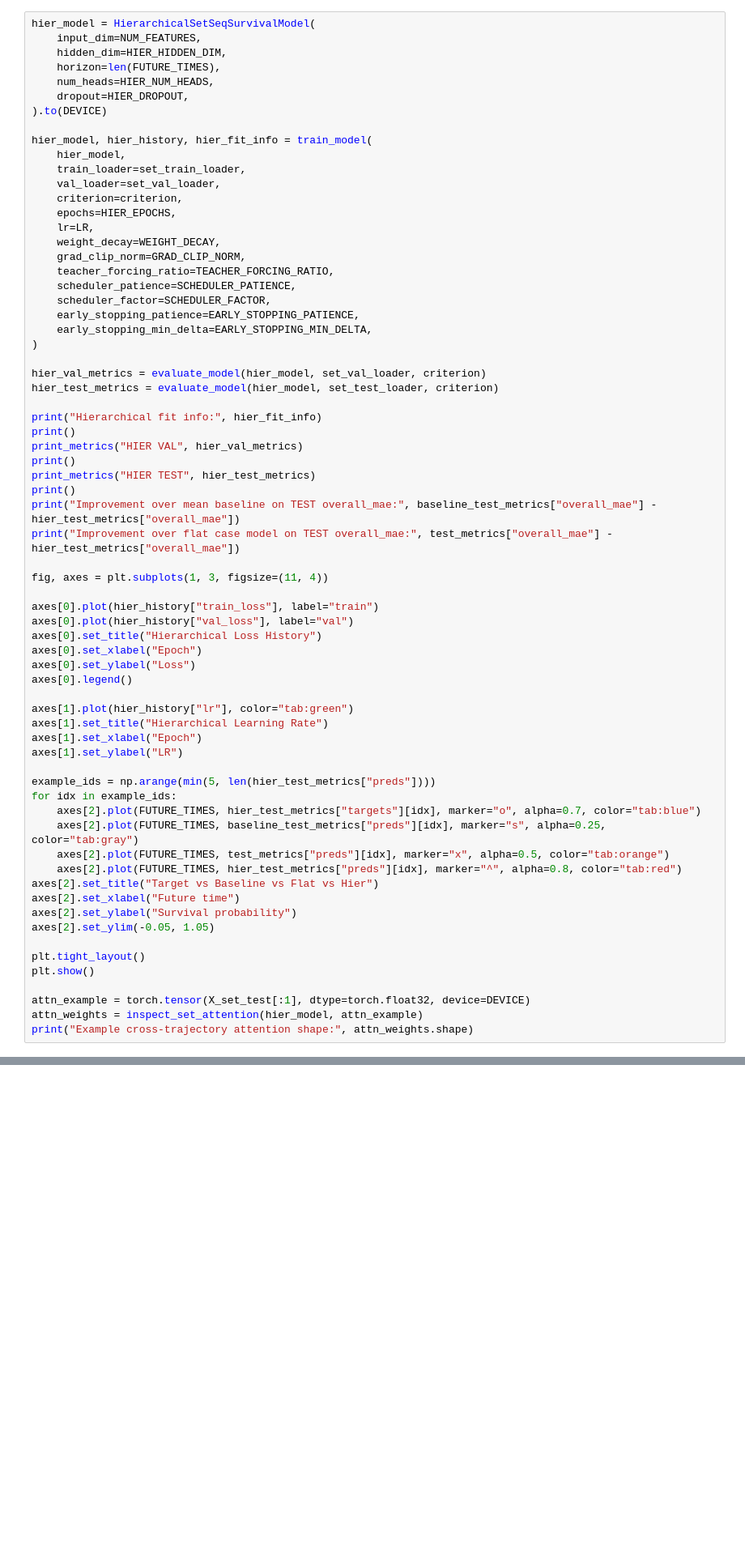
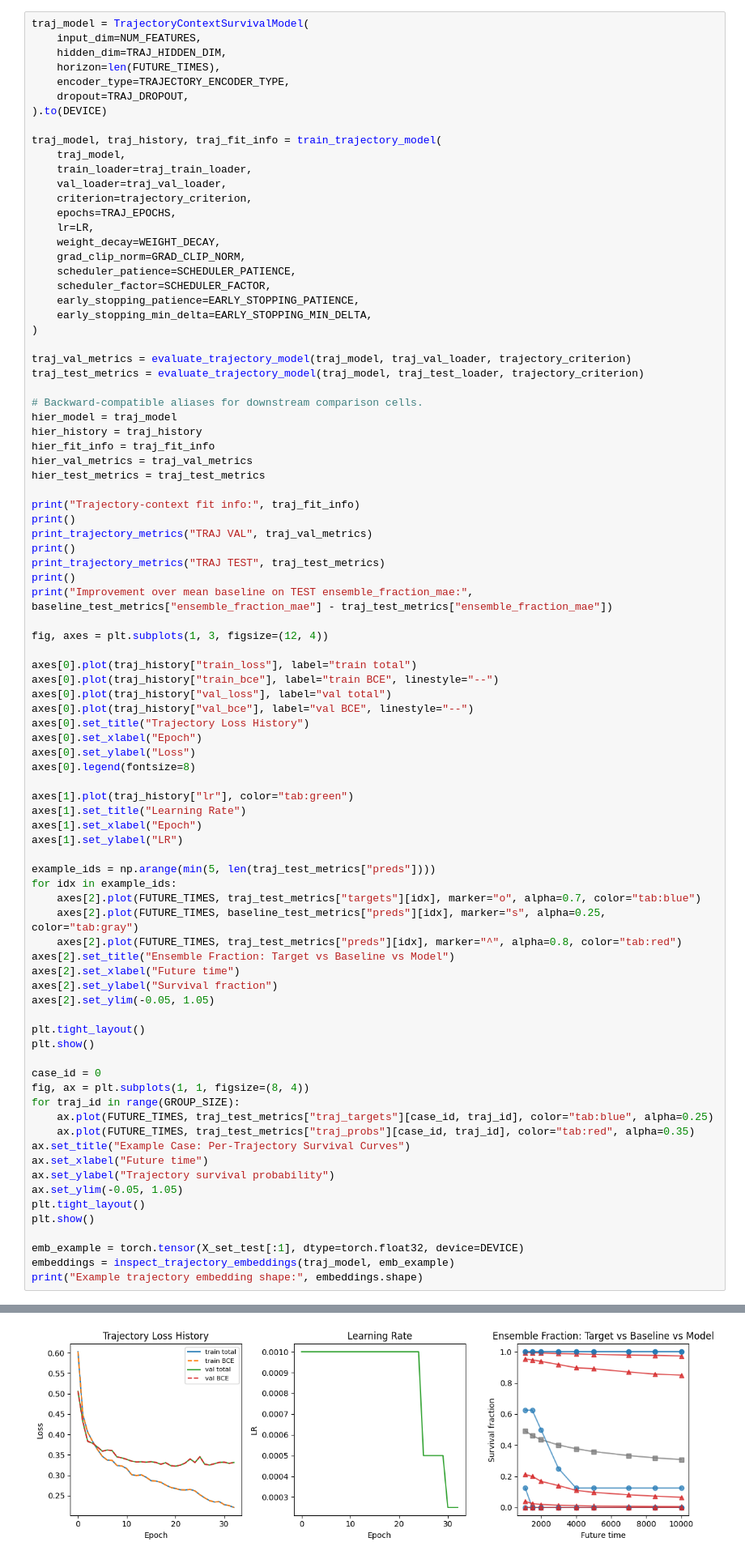
Before and after one commit to Simonwan03/stellar_dynamics_project, a Jupyter notebook: task_c.ipynb, the cells around one changed output, grey strips where cells are left out. Shown at 81% size. Cells and saved outputs as stored; diff of their text form; blank space fills up the shorter version.

```diff
--- a/task_c.ipynb
+++ b/task_c.ipynb
@@ -938,68 +1308,87 @@ def inspect_set_attention(model: nn.Module, x: torch.Tensor):
 # %%
-hier_model = HierarchicalSetSeqSurvivalModel(
+traj_model = TrajectoryContextSurvivalModel(
     input_dim=NUM_FEATURES,
-    hidden_dim=HIER_HIDDEN_DIM,
+    hidden_dim=TRAJ_HIDDEN_DIM,
     horizon=len(FUTURE_TIMES),
-    num_heads=HIER_NUM_HEADS,
-    dropout=HIER_DROPOUT,
+    encoder_type=TRAJECTORY_ENCODER_TYPE,
+    dropout=TRAJ_DROPOUT,
 ).to(DEVICE)
 
-hier_model, hier_history, hier_fit_info = train_model(
-    hier_model,
-    train_loader=set_train_loader,
-    val_loader=set_val_loader,
-    criterion=criterion,
-    epochs=HIER_EPOCHS,
+traj_model, traj_history, traj_fit_info = train_trajectory_model(
+    traj_model,
+    train_loader=traj_train_loader,
+    val_loader=traj_val_loader,
+    criterion=trajectory_criterion,
+    epochs=TRAJ_EPOCHS,
     lr=LR,
     weight_decay=WEIGHT_DECAY,
     grad_clip_norm=GRAD_CLIP_NORM,
-    teacher_forcing_ratio=TEACHER_FORCING_RATIO,
     scheduler_patience=SCHEDULER_PATIENCE,
     scheduler_factor=SCHEDULER_FACTOR,
     early_stopping_patience=EARLY_STOPPING_PATIENCE,
     early_stopping_min_delta=EARLY_STOPPING_MIN_DELTA,
 )
 
-hier_val_metrics = evaluate_model(hier_model, set_val_loader, criterion)
-hier_test_metrics = evaluate_model(hier_model, set_test_loader, criterion)
+traj_val_metrics = evaluate_trajectory_model(traj_model, traj_val_loader, trajectory_criterion)
+traj_test_metrics = evaluate_trajectory_model(traj_model, traj_test_loader, trajectory_criterion)
 
-print("Hierarchical fit info:", hier_fit_info)
+# Backward-compatible aliases for downstream comparison cells.
+hier_model = traj_model
+hier_history = traj_history
+hier_fit_info = traj_fit_info
+hier_val_metrics = traj_val_metrics
+hier_test_metrics = traj_test_metrics
+
+print("Trajectory-context fit info:", traj_fit_info)
 print()
-print_metrics("HIER VAL", hier_val_metrics)
+print_trajectory_metrics("TRAJ VAL", traj_val_metrics)
 print()
-print_metrics("HIER TEST", hier_test_metrics)
+print_trajectory_metrics("TRAJ TEST", traj_test_metrics)
 print()
-print("Improvement over mean baseline on TEST overall_mae:", baseline_test_metrics["overall_mae"] - hier_test_metrics["overall_mae"])
-print("Improvement over flat case model on TEST overall_mae:", test_metrics["overall_mae"] - hier_test_metrics["overall_mae"])
+print("Improvement over mean baseline on TEST ensemble_fraction_mae:", baseline_test_metrics["ensemble_fraction_mae"] - traj_test_metrics["ensemble_fraction_mae"])
 
-fig, axes = plt.subplots(1, 3, figsize=(11, 4))
+fig, axes = plt.subplots(1, 3, figsize=(12, 4))
 
-axes[0].plot(hier_history["train_loss"], label="train")
-axes[0].plot(hier_history["val_loss"], label="val")
-axes[0].set_title("Hierarchical Loss History")
+axes[0].plot(traj_history["train_loss"], label="train total")
+axes[0].plot(traj_history["train_bce"], label="train BCE", linestyle="--")
+axes[0].plot(traj_history["val_loss"], label="val total")
+axes[0].plot(traj_history["val_bce"], label="val BCE", linestyle="--")
+axes[0].set_title("Trajectory Loss History")
 axes[0].set_xlabel("Epoch")
 axes[0].set_ylabel("Loss")
-axes[0].legend()
+axes[0].legend(fontsize=8)
 
-axes[1].plot(hier_history["lr"], color="tab:green")
-axes[1].set_title("Hierarchical Learning Rate")
+axes[1].plot(traj_history["lr"], color="tab:green")
+axes[1].set_title("Learning Rate")
 axes[1].set_xlabel("Epoch")
 axes[1].set_ylabel("LR")
 
-example_ids = np.arange(min(5, len(hier_test_metrics["preds"])))
+example_ids = np.arange(min(5, len(traj_test_metrics["preds"])))
 for idx in example_ids:
-    axes[2].plot(FUTURE_TIMES, hier_test_metrics["targets"][idx], marker="o", alpha=0.7, color="tab:blue")
+    axes[2].plot(FUTURE_TIMES, traj_test_metrics["targets"][idx], marker="o", alpha=0.7, color="tab:blue")
     axes[2].plot(FUTURE_TIMES, baseline_test_metrics["preds"][idx], marker="s", alpha=0.25, color="tab:gray")
-    axes[2].plot(FUTURE_TIMES, test_metrics["preds"][idx], marker="x", alpha=0.5, color="tab:orange")
-    axes[2].plot(FUTURE_TIMES, hier_test_metrics["preds"][idx], marker="^", alpha=0.8, color="tab:red")
-axes[2].set_title("Target vs Baseline vs Flat vs Hier")
+    axes[2].plot(FUTURE_TIMES, traj_test_metrics["preds"][idx], marker="^", alpha=0.8, color="tab:red")
+axes[2].set_title("Ensemble Fraction: Target vs Baseline vs Model")
 axes[2].set_xlabel("Future time")
-axes[2].set_ylabel("Survival probability")
+axes[2].set_ylabel("Survival fraction")
 axes[2].set_ylim(-0.05, 1.05)
 
 plt.tight_layout()
 plt.show()
 
-attn_example = torch.tensor(X_set_test[:1], dtype=torch.float32, device=DEVICE)
-attn_weights = inspect_set_attention(hier_model, attn_example)
-print("Example cross-trajectory attention shape:", attn_weights.shape)
+case_id = 0
+fig, ax = plt.subplots(1, 1, figsize=(8, 4))
+for traj_id in range(GROUP_SIZE):
+    ax.plot(FUTURE_TIMES, traj_test_metrics["traj_targets"][case_id, traj_id], color="tab:blue", alpha=0.25)
+    ax.plot(FUTURE_TIMES, traj_test_metrics["traj_probs"][case_id, traj_id], color="tab:red", alpha=0.35)
+ax.set_title("Example Case: Per-Trajectory Survival Curves")
+ax.set_xlabel("Future time")
+ax.set_ylabel("Trajectory survival probability")
+ax.set_ylim(-0.05, 1.05)
+plt.tight_layout()
+plt.show()
+
+emb_example = torch.tensor(X_set_test[:1], dtype=torch.float32, device=DEVICE)
+embeddings = inspect_trajectory_embeddings(traj_model, emb_example)
+print("Example trajectory embedding shape:", embeddings.shape)
+# %% [output]
@@ -1005,0 +1412 @@ print("Example cross-trajectory attention shape:", attn_weights.shape)
+[figure, added]
```
Also changed, not shown: parts of 17 cells of this notebook, 2 other files.
